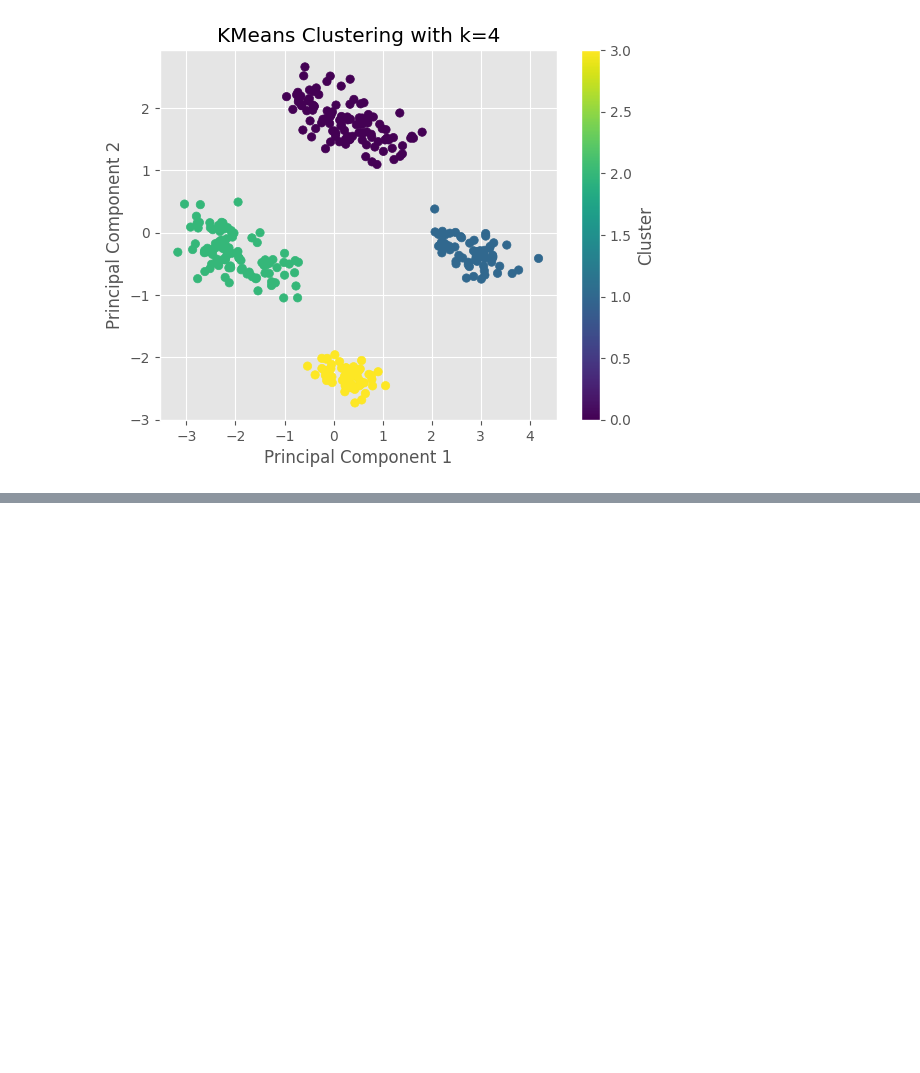
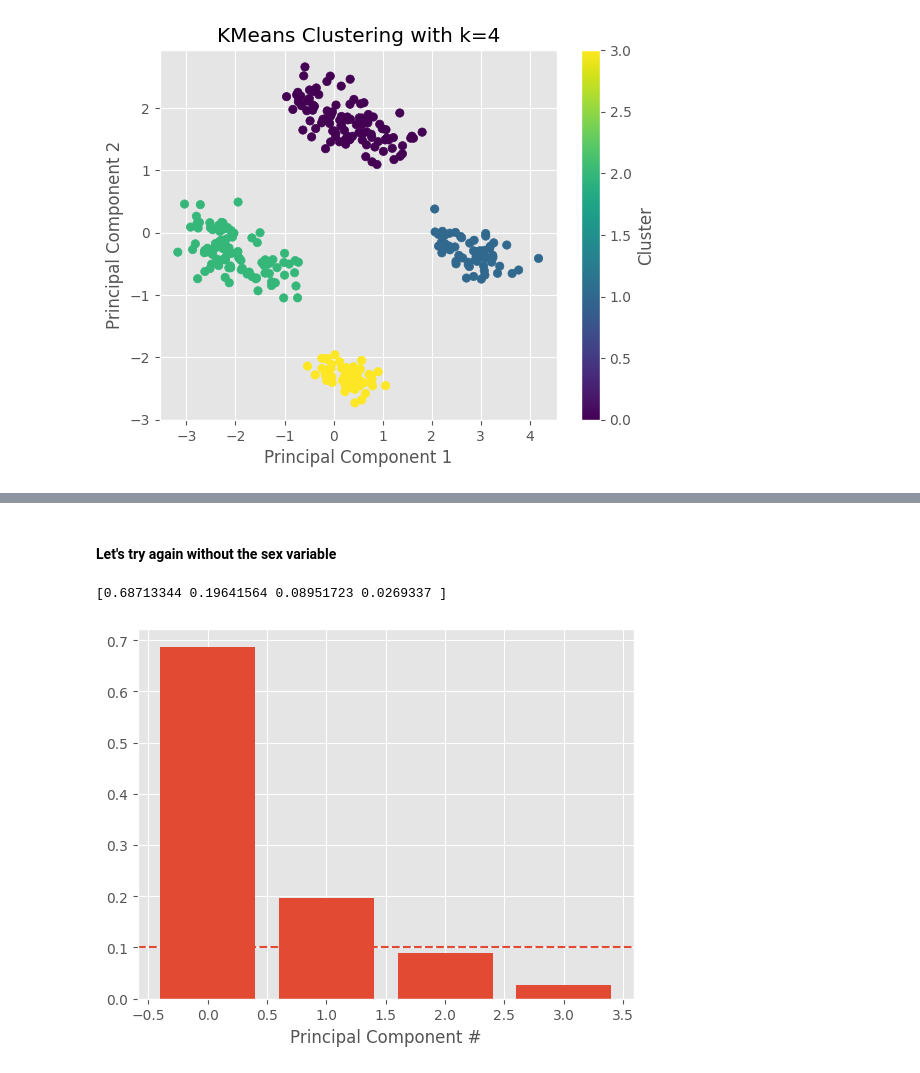
Before and after one commit to ealmiras/antarctic_penguins, a Jupyter notebook: notebook.ipynb, the cells around one changed output, grey strips where cells are left out. Drawn from its saved outputs; the diff is of its cells as text; code cells hidden in the pictures; blank space fills up the shorter version.

Commit message:
repeated analysis without the sex variable

```diff
--- a/notebook.ipynb
+++ b/notebook.ipynb
@@ -160,0 +177,18 @@ We can talk about the existence of 4 distinct groups in the data collected.
+# %% [markdown]
+#### Let's try again without the sex variable
+# %%
+new_p_scaled = p_scaled.drop(columns=['sex_MALE', 'sex_FEMALE'])
+
+pca = PCA(n_components=None)
+default_pca = pca.fit(new_p_scaled)
+exp_variance = default_pca.explained_variance_ratio_
+print(exp_variance)
+
+fig,ax = plt.subplots()
+ax.bar(range(pca.n_components_), exp_variance)
+ax.set_xlabel('Principal Component #')
+ax.axhline(y=0.1, linestyle='--')
+plt.show()
+# %% [output]
+[0.68713344 0.19641564 0.08951723 0.0269337 ]
+[figure, added]
```
Also changed, not shown: parts of 11 cells of this notebook, 1 other file.
